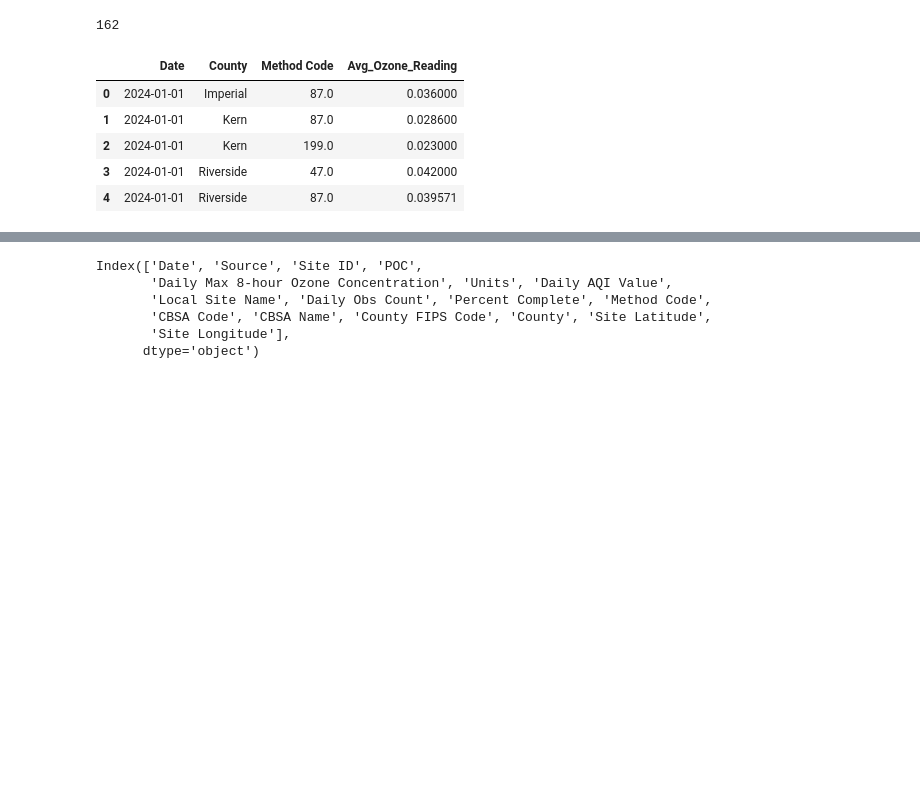
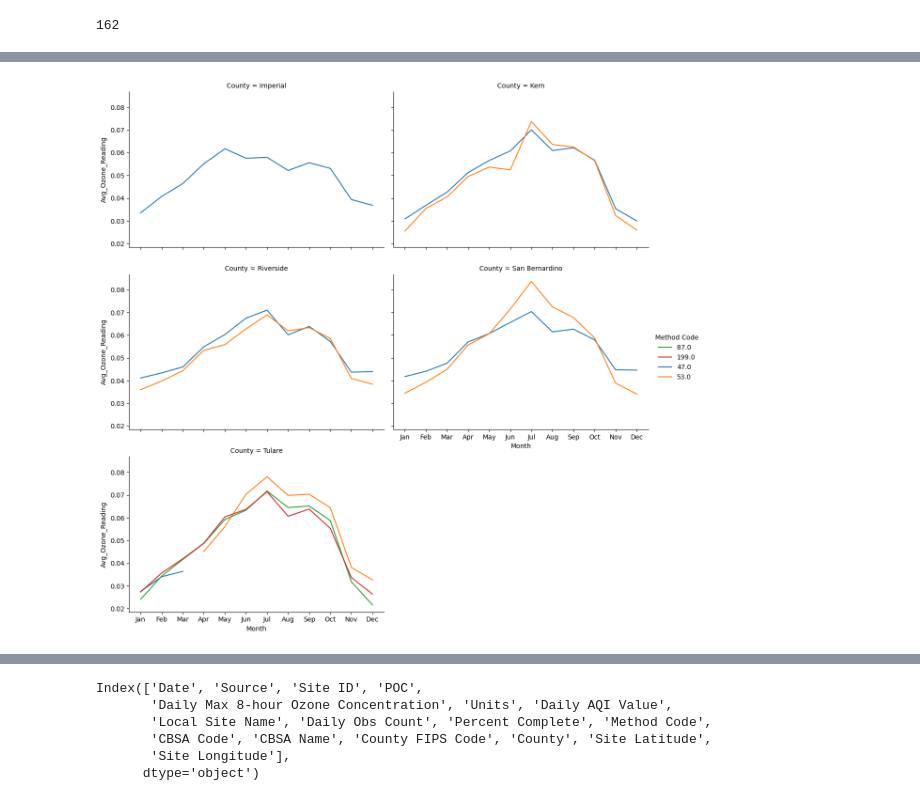
Before and after one commit to imanadeko/Analyzing-Ozone-Pollution-Trends-Across-California, a Jupyter notebook: notebook.ipynb, the cells around one changed output, grey strips where cells are left out. Cells and saved outputs as stored; diff of their text form; code cells hidden in the pictures; blank space fills up the shorter version.

```diff
--- a/notebook.ipynb
+++ b/notebook.ipynb
@@ -212,25 +212,60 @@ fig.update_layout(mapbox_style="open-street-map")
 fig.show()
 # %%
 # To show difference in readings by method code of top 5 counties
-by_method = df[df['County'].isin(top_5['County'].to_list())]\
-    .groupby(['Date',
-              'County',
-              'Method Code'
-              ])\
-    .agg(
-        Avg_Ozone_Reading=(
-            'Daily Max 8-hour Ozone Concentration',
-            'mean'
-            )
-        )\
-    .reset_index()
+# by_method = df[df['County'].isin(top_5['County'].to_list())]\
+#     .groupby(['Date',
+#               'County',
+#               'Method Code'
+#               ])\
+#     .agg(
+#         Avg_Ozone_Reading=(
+#             'Daily Max 8-hour Ozone Concentration',
+#             'mean'
+#             )
+#         )\
+#     .reset_index()
 
 
-by_method.head()
+monthly = (
+    df[df['County'].isin(top_5['County'].to_list())]
+    .assign(Date=pd.to_datetime(df["Date"]))  # Ensure datetime
+    .groupby(["Date", "County", "Method Code"])["Daily Max 8-hour Ozone Concentration"]
+    .mean()
+    .reset_index(name="Avg_Ozone_Reading")
+    .set_index("Date")
+    .groupby(["County", "Method Code"])
+    .resample("ME")  # Month-End
+    .mean()
+    .reset_index()
+    .assign(Month=lambda d: d["Date"].dt.strftime("%b"))  # Get month name
+    .drop(columns="Date")
+)
+
+# Set palette
+palette = sns.color_palette()
+
+# Create a FacetGrid: 2 rows x 3 columns by County
+g = sns.FacetGrid(
+    data=monthly,
+    col="County",
+    col_wrap=2,
+    height=4,
+    aspect=1.5,
+    sharey=True
+)
+
+# Map lineplot to each subplot, colored by Method Code
+g.map_dataframe(
+    sns.lineplot,
+    x="Month",
+    y="Avg_Ozone_Reading",
+    hue="Method Code",
+    palette=palette
+)
+
+# Add a single legend for the entire plot
+g.add_legend(title="Method Code")
+
+
+plt.show()
 # %% [output]
-|  | Date | County | Method Code | Avg_Ozone_Reading |
-| 0 | 2024-01-01 | Imperial | 87.0 | 0.036000 |
-| 1 | 2024-01-01 | Kern | 87.0 | 0.028600 |
-| 2 | 2024-01-01 | Kern | 199.0 | 0.023000 |
-| 3 | 2024-01-01 | Riverside | 47.0 | 0.042000 |
-| 4 | 2024-01-01 | Riverside | 87.0 | 0.039571 |
@@ -237 +285,2 @@ by_method.head()
+[figure, added]
 # %%
```
Also changed, not shown: parts of 2 cells of this notebook.
